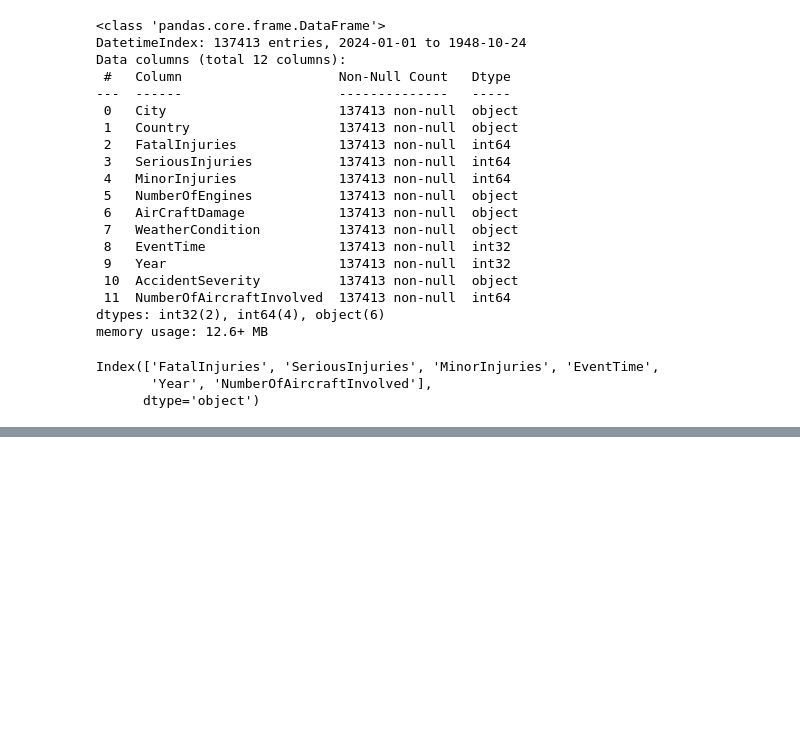
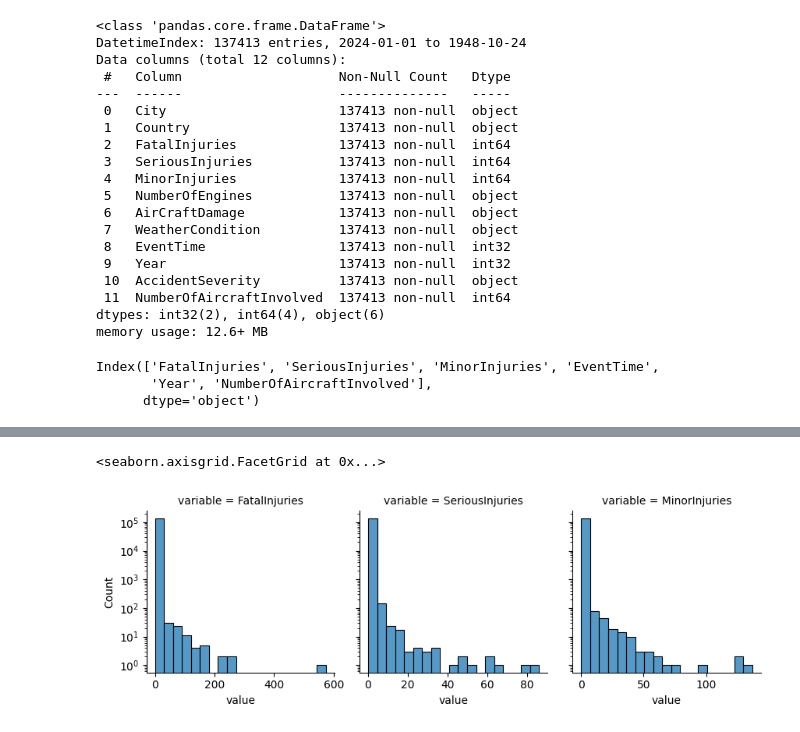
Before and after one commit to deniselouzada/air-accident-reports, a Jupyter notebook: ntsb-accidents2.ipynb, the cells around one changed output, grey strips where cells are left out. Saved outputs shown, nothing was run; the diff lists cells and outputs as text; code cells hidden in the pictures; blank space fills up the shorter version.

```diff
--- a/ntsb-accidents2.ipynb
+++ b/ntsb-accidents2.ipynb
@@ -658,0 +656,14 @@ plt.subplots_adjust(wspace=0.5)
+# %%
+df_injuries = df_box.drop(columns=[
+        'EventTime',
+        'Year',
+        'NumberOfAircraftInvolved'
+])
+# %%
+# Since the data is heavily skewed to high valued outliers, we'll plot these variables in logarithmic scale
+hist = pd.melt(df_injuries, value_vars= df_injuries)
+hist = sns.FacetGrid(hist, col = 'variable', col_wrap=3, sharex=False)
+hist.map(sns.histplot, 'value').set(yscale='log')
+# %% [output]
+<seaborn.axisgrid.FacetGrid at 0x...>
+[figure, added]
```
Also changed, not shown: parts of 19 cells of this notebook.
